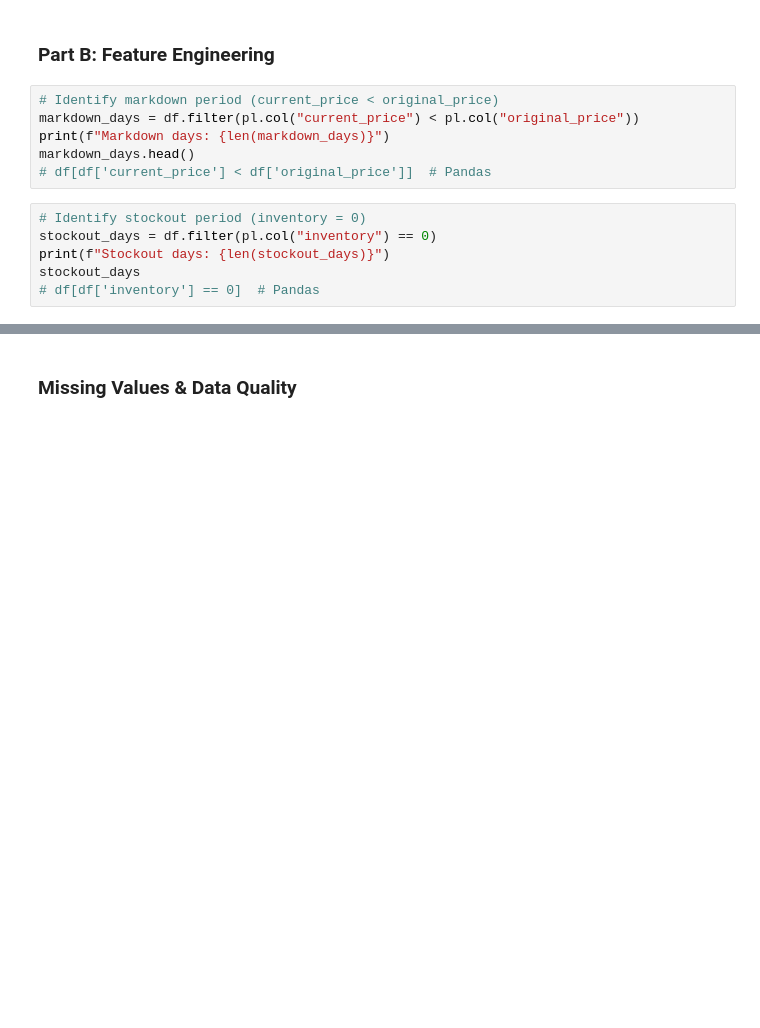
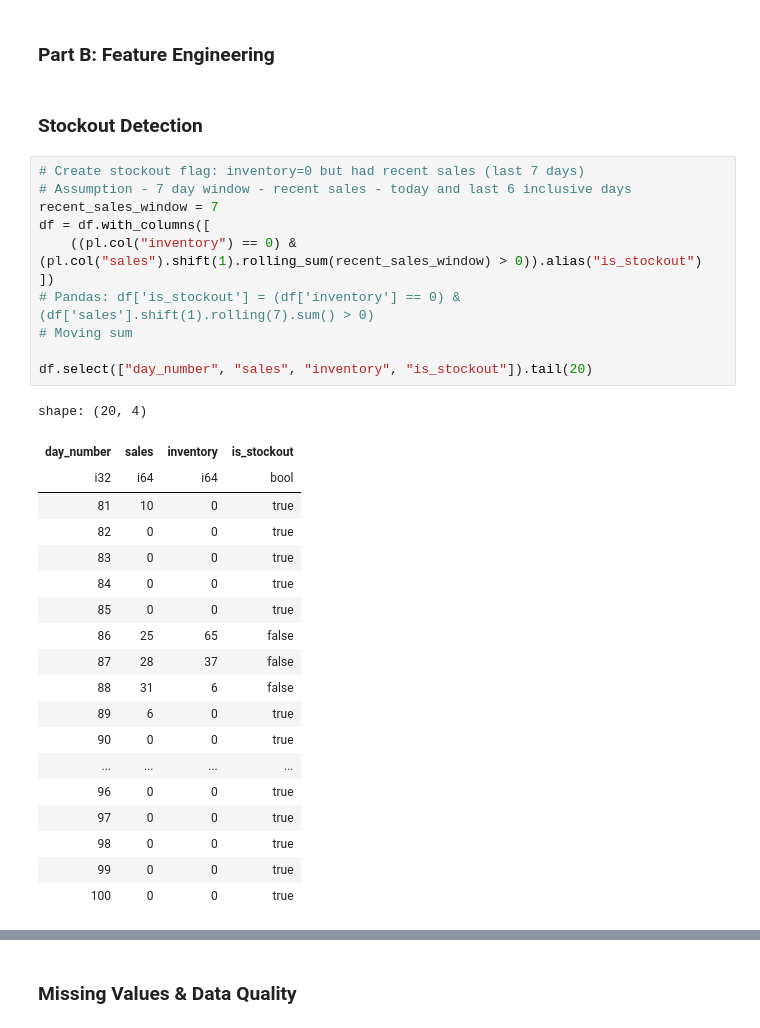
Before and after one commit to dany-stefan/jesta_workspace, a Jupyter notebook: dany_stefan_ml_assessment/tmp_answers_part2.ipynb, the cells around one changed output, grey strips where cells are left out. Saved outputs shown, nothing was run; the diff lists cells and outputs as text; blank space fills up the shorter version.

```diff
--- a/dany_stefan_ml_assessment/tmp_answers_part2.ipynb
+++ b/dany_stefan_ml_assessment/tmp_answers_part2.ipynb
@@ -334,15 +334,36 @@ shape: (6, 4)
 The illogical datapoints for sales just need to be clarified as to when sales numbers were captured. I would suggest capturing sales at the end of the previous day and marking the following day with zero inventory as a stockout period. This way we can have a more accurate picture of the demand that was censored by the stockout. It is confusing that on the same day inventory reached 0 there were sales; this is a data quality issue that needs clarification. If sales are captured at the end of the day, then the day inventory reaches zero should be marked as a stockout day with zero sales. This would give us a more accurate picture of the demand that was censored by the stockout. Then there are edge cases where we had too many sales for the inventory available. We can't sell product that doesn't exist. Maybe demand was high but we couldn't fulfill it. These overestimates create bias for the model, same with null days. The sample is not long enough and most of the time-series lives in a regime that the model will be trained on and have bias for. We can add flags for regimes such as stockouts and price discounts.
 # %% [markdown]
 ### Part B: Feature Engineering
-# %%
-# Identify markdown period (current_price < original_price)
-markdown_days = df.filter(pl.col("current_price") < pl.col("original_price"))
-print(f"Markdown days: {len(markdown_days)}")
-markdown_days.head()
-# df[df['current_price'] < df['original_price']]  # Pandas
-# %%
-# Identify stockout period (inventory = 0)
-stockout_days = df.filter(pl.col("inventory") == 0)
-print(f"Stockout days: {len(stockout_days)}")
-stockout_days
-# df[df['inventory'] == 0]  # Pandas
+# %% [markdown]
+### Stockout Detection
+# %%
+# Create stockout flag: inventory=0 but had recent sales (last 7 days)
+# Assumption - 7 day window - recent sales - today and last 6 inclusive days
+recent_sales_window = 7
+df = df.with_columns([
+    ((pl.col("inventory") == 0) & (pl.col("sales").shift(1).rolling_sum(recent_sales_window) > 0)).alias("is_stockout")
+])
+# Pandas: df['is_stockout'] = (df['inventory'] == 0) & (df['sales'].shift(1).rolling(7).sum() > 0)
+# Moving sum
+
+df.select(["day_number", "sales", "inventory", "is_stockout"]).tail(20)
+# %% [output]
+shape: (20, 4)
+| day_number | sales | inventory | is_stockout |
+| i32 | i64 | i64 | bool |
+| 81 | 10 | 0 | true |
+| 82 | 0 | 0 | true |
+| 83 | 0 | 0 | true |
+| 84 | 0 | 0 | true |
+| 85 | 0 | 0 | true |
+| 86 | 25 | 65 | false |
+| 87 | 28 | 37 | false |
+| 88 | 31 | 6 | false |
+| 89 | 6 | 0 | true |
+| 90 | 0 | 0 | true |
+| ... | ... | ... | ... |
+| 96 | 0 | 0 | true |
+| 97 | 0 | 0 | true |
+| 98 | 0 | 0 | true |
+| 99 | 0 | 0 | true |
+| 100 | 0 | 0 | true |
```
Also changed, not shown: parts of 13 cells of this notebook.
